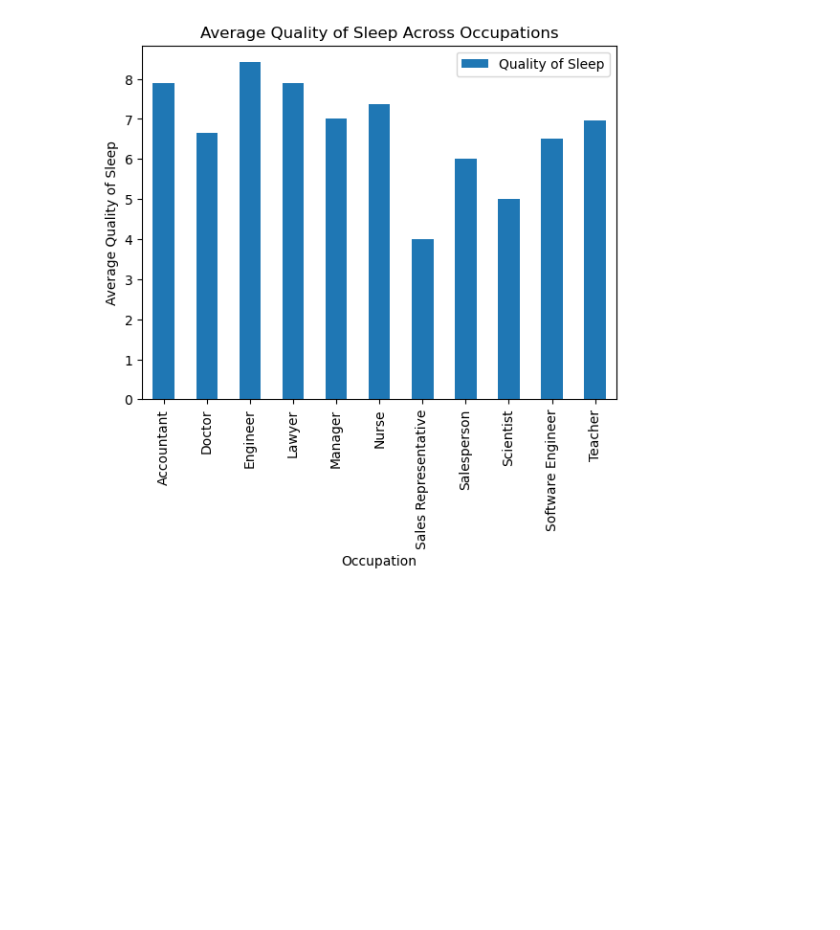
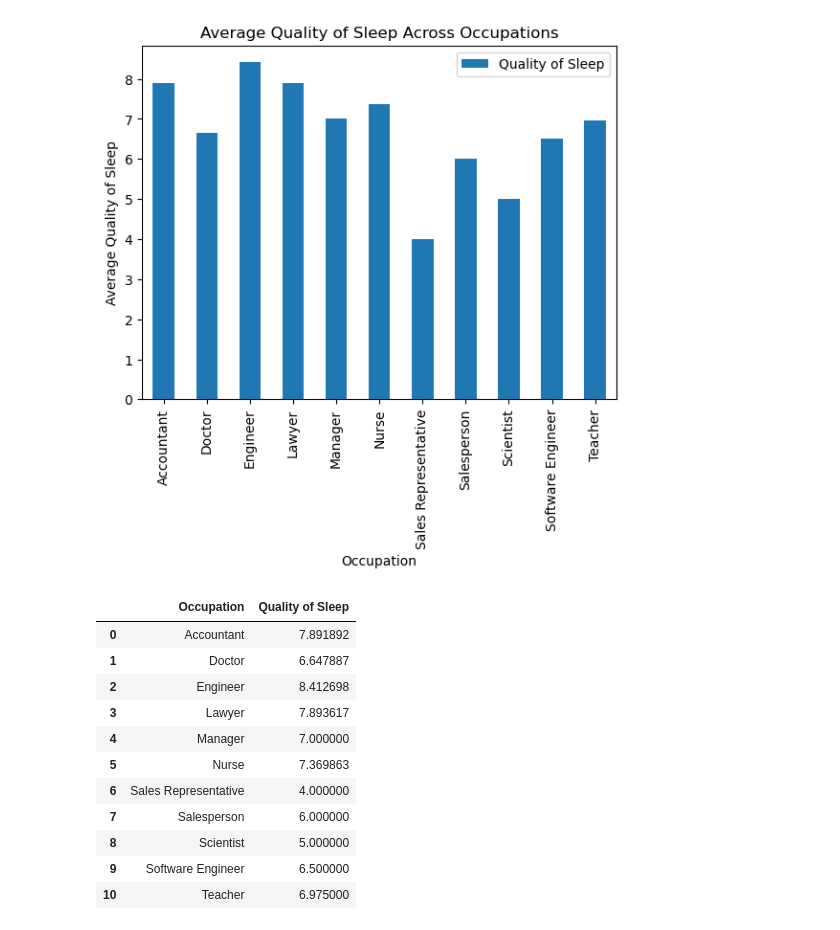
Before and after one commit to ycsara/SleepCycle, a Jupyter notebook: EDA.ipynb, the cells around one changed output. Drawn from its saved outputs; the diff is of its cells as text; code cells hidden in the pictures; blank space fills up the shorter version.

```diff
--- a/notebooks/EDA.ipynb
+++ b/EDA.ipynb
@@ -107,3 +107,18 @@ sleep_occ.plot(x='Occupation', y='Quality of Sleep',
 # %% [output]
 <Axes: title={'center': 'Average Quality of Sleep Across Occupations'}, xlabel='Occupation', ylabel='Average Quality of Sleep'>
 [figure]
+# %%
+sleep_occ
+# %% [output]
+|  | Occupation | Quality of Sleep |
+| 0 | Accountant | 7.891892 |
+| 1 | Doctor | 6.647887 |
+| 2 | Engineer | 8.412698 |
+| 3 | Lawyer | 7.893617 |
+| 4 | Manager | 7.000000 |
+| 5 | Nurse | 7.369863 |
+| 6 | Sales Representative | 4.000000 |
+| 7 | Salesperson | 6.000000 |
+| 8 | Scientist | 5.000000 |
+| 9 | Software Engineer | 6.500000 |
+| 10 | Teacher | 6.975000 |
```
Also changed, not shown: 2 other files.
